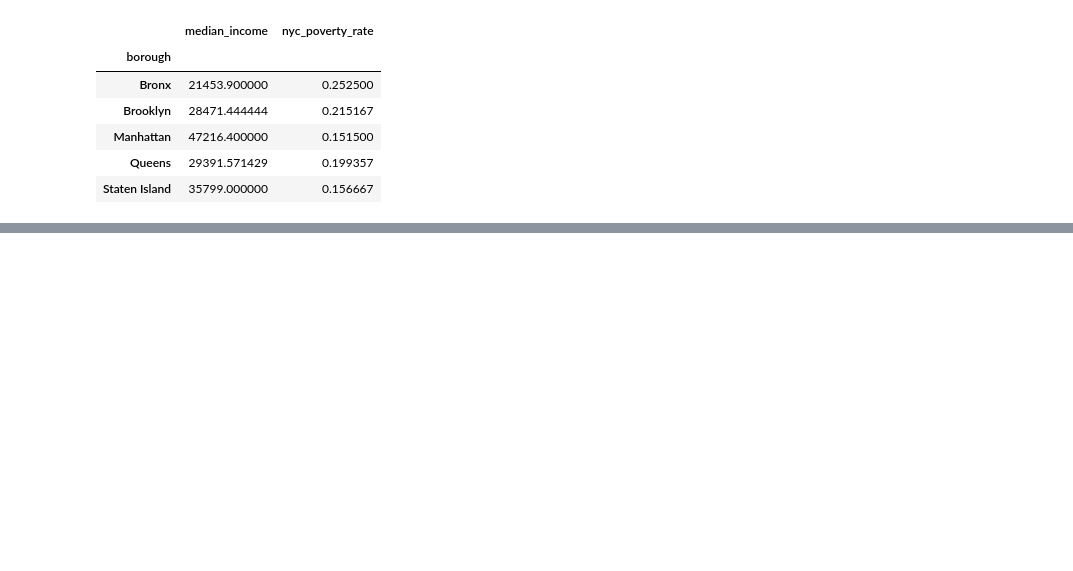
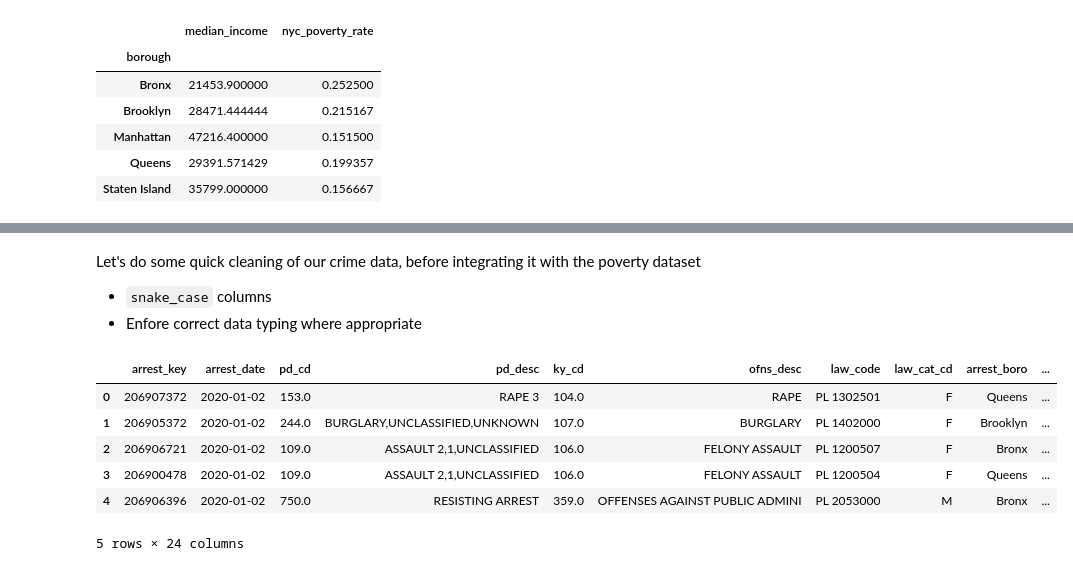
Before and after one commit to andrewbowen19/advancedProgrammingData602, a Jupyter notebook: src/project/final-project.ipynb, the cells around one changed output, grey strips where cells are left out. Drawn from its saved outputs; the diff is of its cells as text; code cells hidden in the pictures; blank space fills up the shorter version.

```diff
--- a/src/project/final-project.ipynb
+++ b/src/project/final-project.ipynb
@@ -175,0 +190,30 @@ There is crime data available for [NYC in this open dataset](https://data.cityof
+# %% [markdown]
+Let's do some quick cleaning of our crime data, before integrating it with the poverty dataset
+
+- `snake_case` columns
+- Enfore correct data typing where appropriate
+# %%
+# snake case columns
+cleaned_cols = [c.lower().replace(" ", "_") for c in crimes.columns]
+crimes.columns = cleaned_cols
+
+# Map
+borough_mapping = {
+                   "K": "Brooklyn",
+                   "B": "Bronx",
+                   "Q": "Queens",
+                   "M": "Manhattan",
+                   "S": "Staten Island"
+                   }
+crimes['arrest_boro'] = crimes.arrest_boro.replace(borough_mapping)
+
+crimes['arrest_date'] = pd.to_datetime(crimes.arrest_date)
+crimes.head()
+# %% [output]
+|  | arrest_key | arrest_date | pd_cd | pd_desc | ky_cd | ofns_desc | law_code | law_cat_cd | arrest_boro | ... |
+| 0 | 206907372 | 2020-01-02 | 153.0 | RAPE 3 | 104.0 | RAPE | PL 1302501 | F | Queens | ... |
+| 1 | 206905372 | 2020-01-02 | 244.0 | BURGLARY,UNCLASSIFIED,UNKNOWN | 107.0 | BURGLARY | PL 1402000 | F | Brooklyn | ... |
+| 2 | 206906721 | 2020-01-02 | 109.0 | ASSAULT 2,1,UNCLASSIFIED | 106.0 | FELONY ASSAULT | PL 1200507 | F | Bronx | ... |
+| 3 | 206900478 | 2020-01-02 | 109.0 | ASSAULT 2,1,UNCLASSIFIED | 106.0 | FELONY ASSAULT | PL 1200504 | F | Queens | ... |
+| 4 | 206906396 | 2020-01-02 | 750.0 | RESISTING ARREST | 359.0 | OFFENSES AGAINST PUBLIC ADMINI | PL 2053000 | M | Bronx | ... |
+5 rows × 24 columns
```
Also changed, not shown: parts of 12 cells of this notebook.
